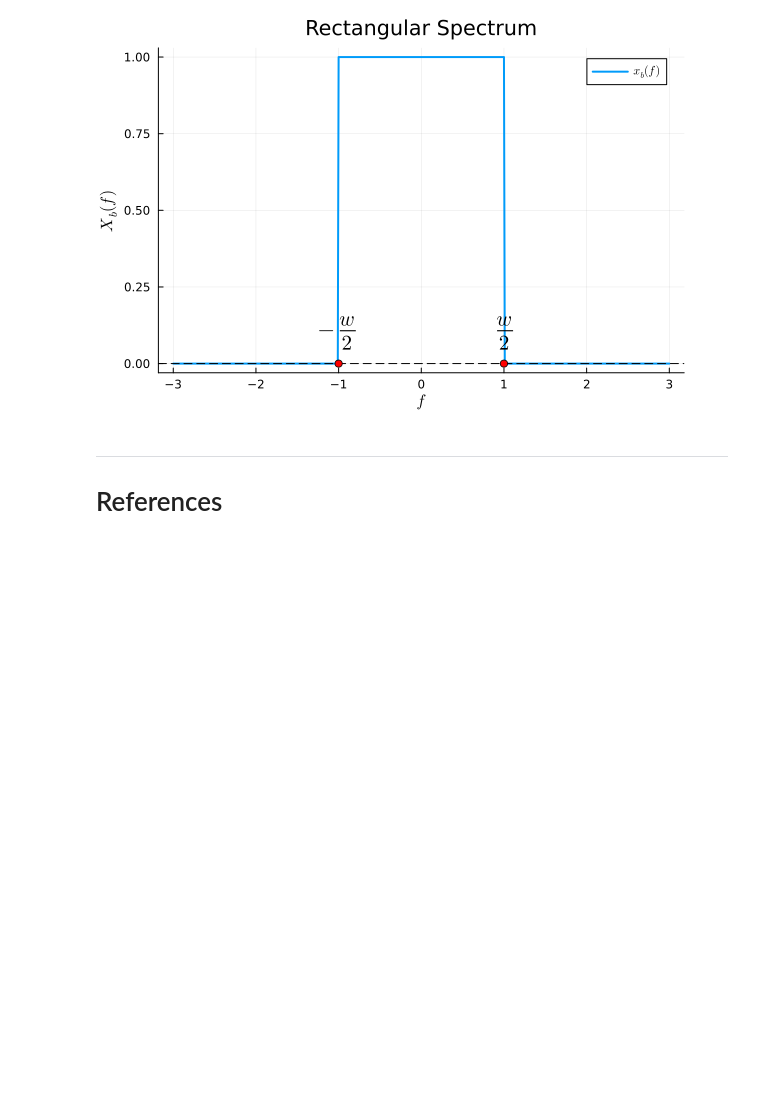
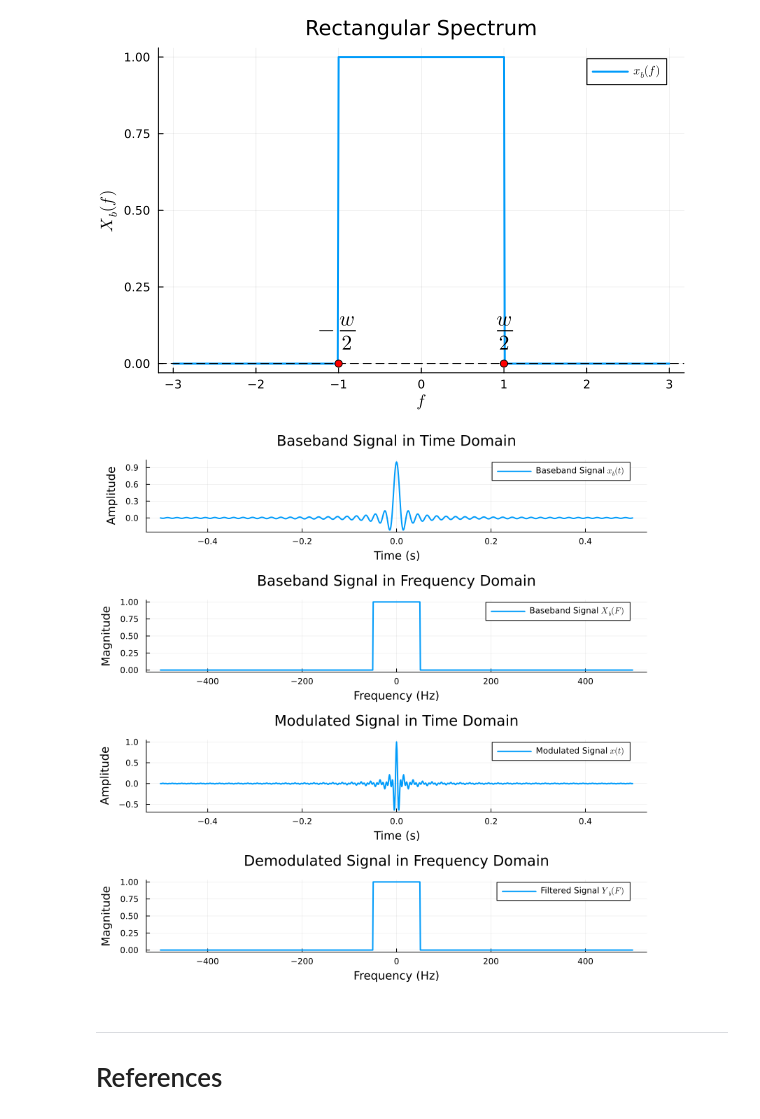
Before and after one commit to setrar/MobCom, a Jupyter notebook: Lectures/01/lecture01-notes.ipynb, the cells around one changed output. Saved outputs shown, nothing was run; the diff lists cells and outputs as text; code cells hidden in the pictures; blank space fills up the shorter version.

```diff
--- a/Lectures/01/lecture01-notes.ipynb
+++ b/Lectures/01/lecture01-notes.ipynb
@@ -437,6 +437,58 @@ annotate!(-half_w, 0.1, L"-\frac{w}{2}")
 annotate!(half_w, 0.1, L"\frac{w}{2}")
 # %% [output]
 [figure]
+# %%
+using Plots, FFTW, LaTeXStrings
+
+# Constants
+fs = 1000                  # Sampling frequency (Hz)
+T = 1                      # Signal duration (seconds)
+t = -T/2:1/fs:T/2          # Time vector
+f = -fs/2:fs/length(t):fs/2  # Frequency vector
+fc = 100                   # Carrier frequency (Hz)
+W = 50                     # Bandwidth of baseband signal (Hz)
+
+# Baseband signal in time domain (sinc-shaped)
+x_b_t = sinc.(2 * W * t)
+
+# Baseband signal in frequency domain (rectangular shape in magnitude)
+X_b_F = zeros(length(f))
+X_b_F[abs.(f) .<= W] .= 1
+
+# Modulated signal in time domain
+x_t = x_b_t .* cos.(2π * fc * t)
+
+# Modulated signal in frequency domain
+X_F = abs.(fftshift(fft(x_t)))
+
+# Demodulated signal in frequency domain (filtered)
+Y_b_F = X_b_F
+
+# Plot Baseband Signal in Time Domain
+p1 = plot(t, x_b_t, label=L"Baseband Signal $x_b(t)$", xlabel="Time (s)", ylabel="Amplitude",
+     title="Baseband Signal in Time Domain", lw=2)
+
+# Plot Baseband Signal in Frequency Domain
+p2 = plot(f, X_b_F, label=L"Baseband Signal $X_b(F)$", xlabel="Frequency (Hz)", ylabel="Magnitude",
+     title="Baseband Signal in Frequency Domain", lw=2)
+
+# Plot Modulated Signal in Time Domain
+p3 = plot(t, x_t, label=L"Modulated Signal $x(t)$", xlabel="Time (s)", ylabel="Amplitude",
+     title="Modulated Signal in Time Domain", lw=2)
+
+# Plot Modulated Signal in Frequency Domain
+p4 = plot(f, X_F, label=L"Modulated Signal $X(F)$", xlabel="Frequency (Hz)", ylabel="Magnitude",
+     title="Modulated Signal in Frequency Domain", lw=2)
+
+# Plot Demodulated Signal in Frequency Domain
+p5 = plot(f, Y_b_F, label=L"Filtered Signal $Y_b(F)$", xlabel="Frequency (Hz)", ylabel="Magnitude",
+     title="Demodulated Signal in Frequency Domain", lw=2)
+
+plot(p1, p2, p3, p5, layout = (4,1), size = (800,800))
+
+# plot(p4)
+# %% [output]
+[figure, added]
 # %% [markdown]
 ---
 # References
```
Also changed, not shown: 3 other files.
